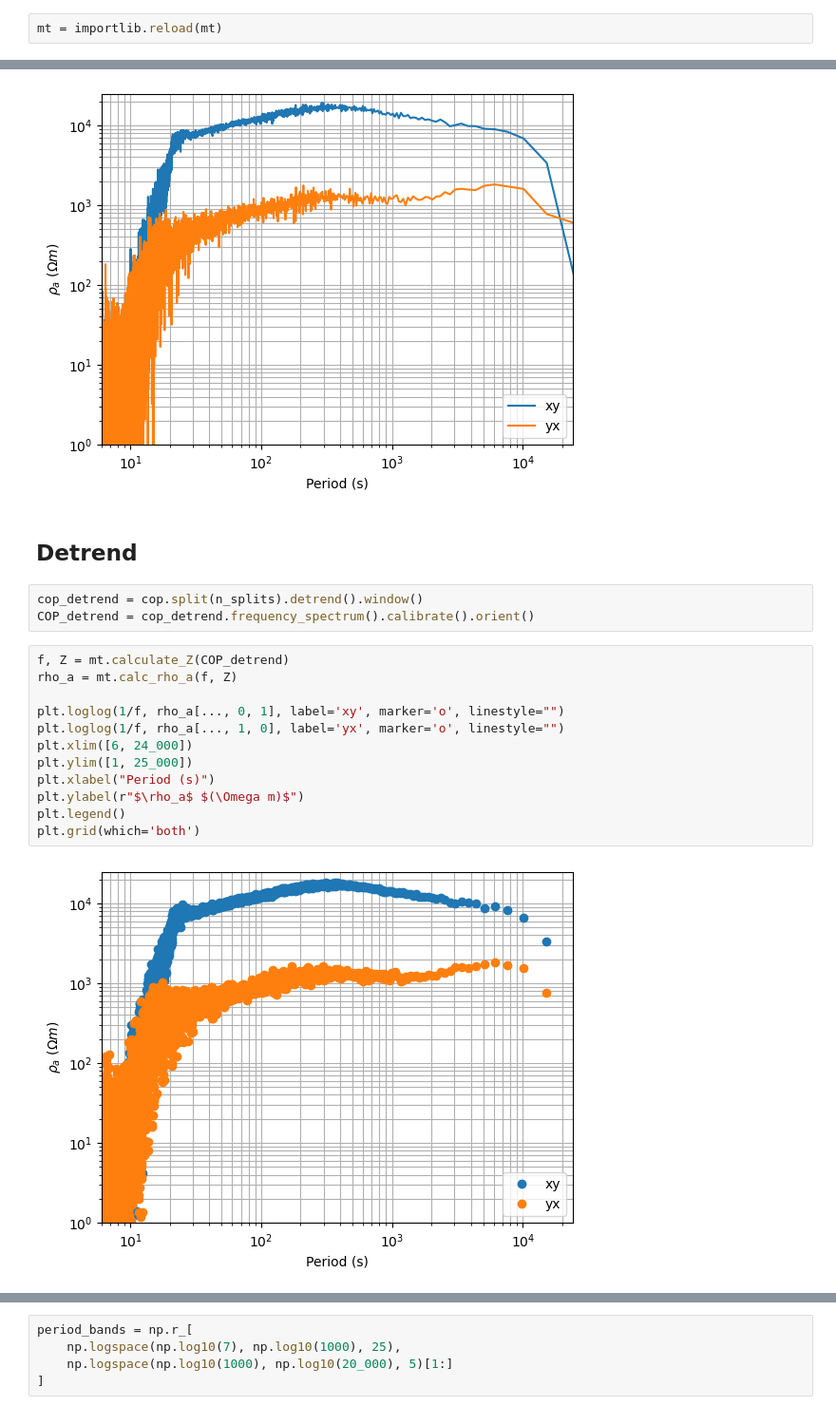
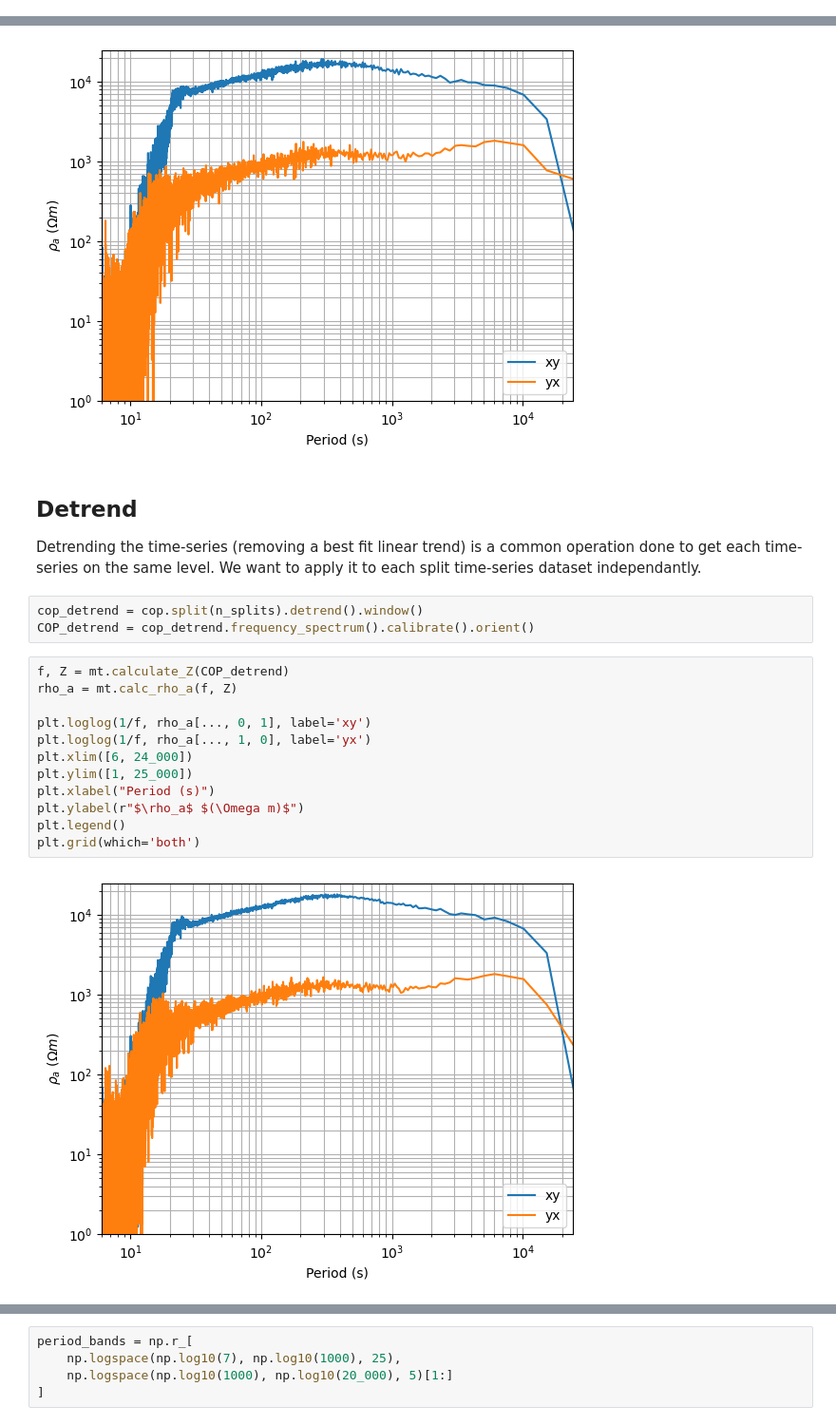
Before and after one commit to jcapriot/gpgn-319, a Jupyter notebook: labs/EM/Lab5.ipynb, the cells around one changed output, grey strips where cells are left out. Shown at 95% size. Saved outputs shown, nothing was run; the diff lists cells and outputs as text.

```diff
--- a/labs/EM/Lab5.ipynb
+++ b/labs/EM/Lab5.ipynb
@@ -12,5 +25,3 @@ import json
 [transfer functions](https://ds.iris.edu/spud/emtf)
-# %%
-mt = importlib.reload(mt)
 # %% [markdown]
 ## Tiny Town!
@@ -114,22 +175,24 @@ plt.grid(which='both')
 [figure]
 # %% [markdown]
 ## Detrend
+
+Detrending the time-series (removing a best fit linear trend) is a common operation done to get each time-series on the same level. We want to apply it to each split time-series dataset independantly.
 # %%
 cop_detrend = cop.split(n_splits).detrend().window()
 COP_detrend = cop_detrend.frequency_spectrum().calibrate().orient()
 # %%
 f, Z = mt.calculate_Z(COP_detrend)
 rho_a = mt.calc_rho_a(f, Z)
 
-plt.loglog(1/f, rho_a[..., 0, 1], label='xy', marker='o', linestyle="")
-plt.loglog(1/f, rho_a[..., 1, 0], label='yx', marker='o', linestyle="")
+plt.loglog(1/f, rho_a[..., 0, 1], label='xy')
+plt.loglog(1/f, rho_a[..., 1, 0], label='yx')
 plt.xlim([6, 24_000])
 plt.ylim([1, 25_000])
 plt.xlabel("Period (s)")
 plt.ylabel(r"$\rho_a$ $(\Omega m)$")
 plt.legend()
 plt.grid(which='both')
 # %% [output]
-[figure, old version]
+[figure, new version]
 # %% [markdown]
 ## Frequency Banding
```
Also changed, not shown: parts of 30 cells of this notebook.
